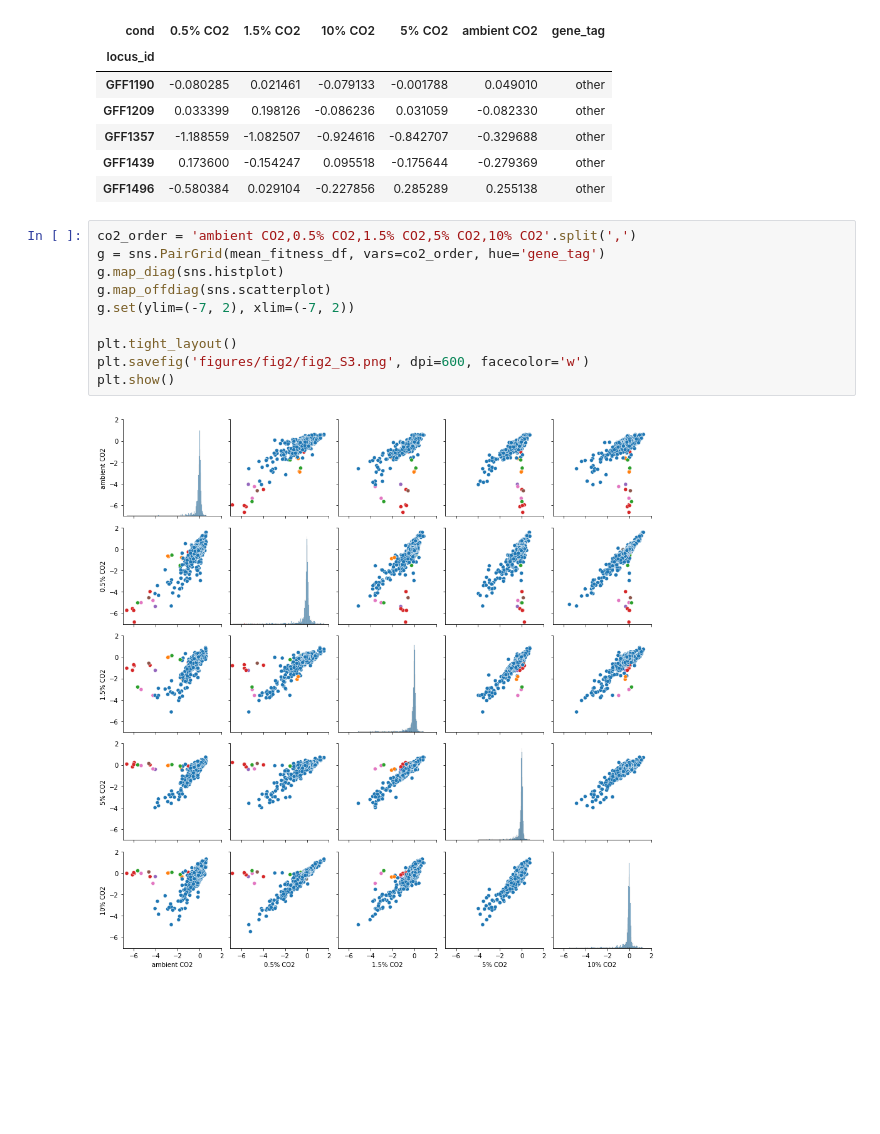
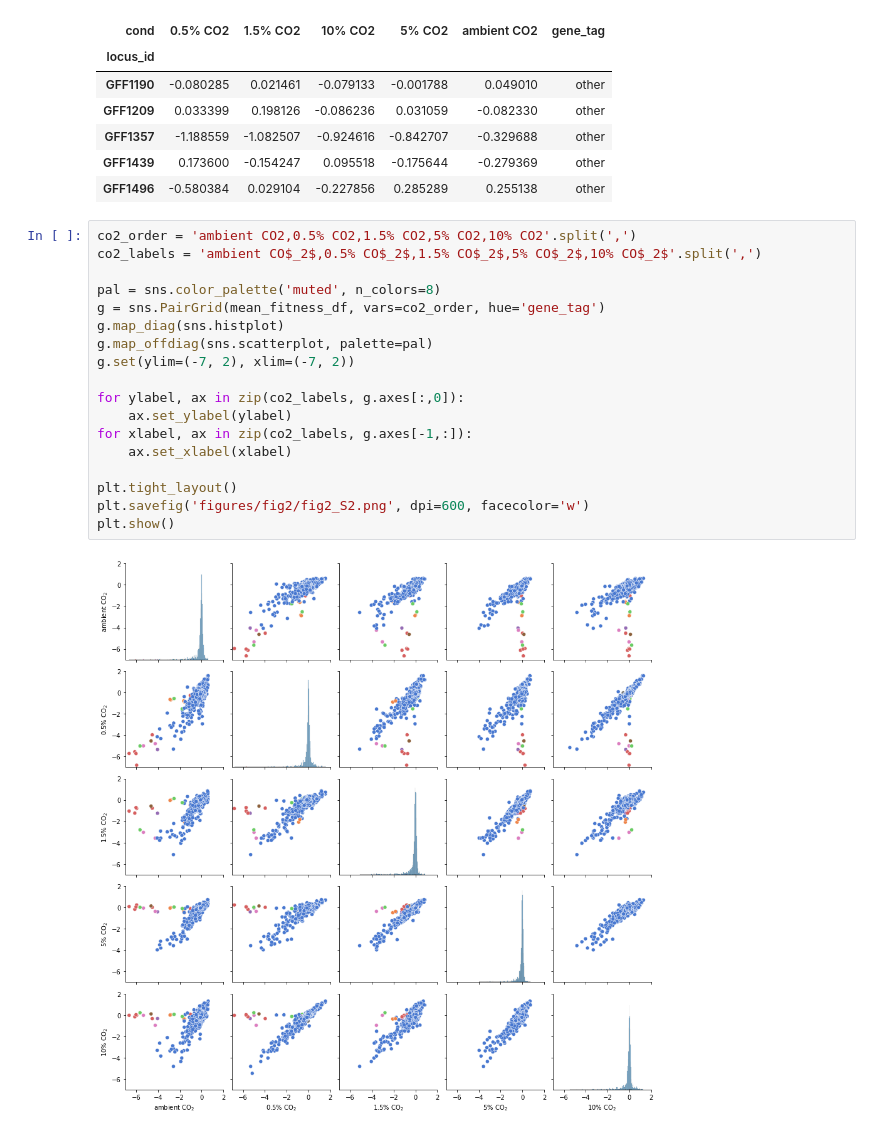
Before and after one commit to flamholz/ccm_evolution, a Jupyter notebook: notebooks/Fig2_Hnea_BarSeq.ipynb, the cells around one changed output. Cells and saved outputs as stored; diff of their text form; blank space fills up the shorter version.

```diff
--- a/notebooks/Fig2_Hnea_BarSeq.ipynb
+++ b/notebooks/Fig2_Hnea_BarSeq.ipynb
@@ -188,13 +225,21 @@ mean_fitness_df.head()
 | GFF1496 | -0.580384 | 0.029104 | -0.227856 | 0.285289 | 0.255138 | other |
 # %%
 co2_order = 'ambient CO2,0.5% CO2,1.5% CO2,5% CO2,10% CO2'.split(',')
+co2_labels = 'ambient CO$_2$,0.5% CO$_2$,1.5% CO$_2$,5% CO$_2$,10% CO$_2$'.split(',')
+
+pal = sns.color_palette('muted', n_colors=8)
 g = sns.PairGrid(mean_fitness_df, vars=co2_order, hue='gene_tag')
 g.map_diag(sns.histplot)
-g.map_offdiag(sns.scatterplot)
+g.map_offdiag(sns.scatterplot, palette=pal)
 g.set(ylim=(-7, 2), xlim=(-7, 2))
 
+for ylabel, ax in zip(co2_labels, g.axes[:,0]):
+    ax.set_ylabel(ylabel)
+for xlabel, ax in zip(co2_labels, g.axes[-1,:]):
+    ax.set_xlabel(xlabel)
+
 plt.tight_layout()
-plt.savefig('figures/fig2/fig2_S3.png', dpi=600, facecolor='w')
+plt.savefig('figures/fig2/fig2_S2.png', dpi=600, facecolor='w')
 plt.show()
 # %% [output]
-[figure, old version]
+[figure, new version]
```
Also changed, not shown: parts of 5 cells of this notebook, 8 other files.
